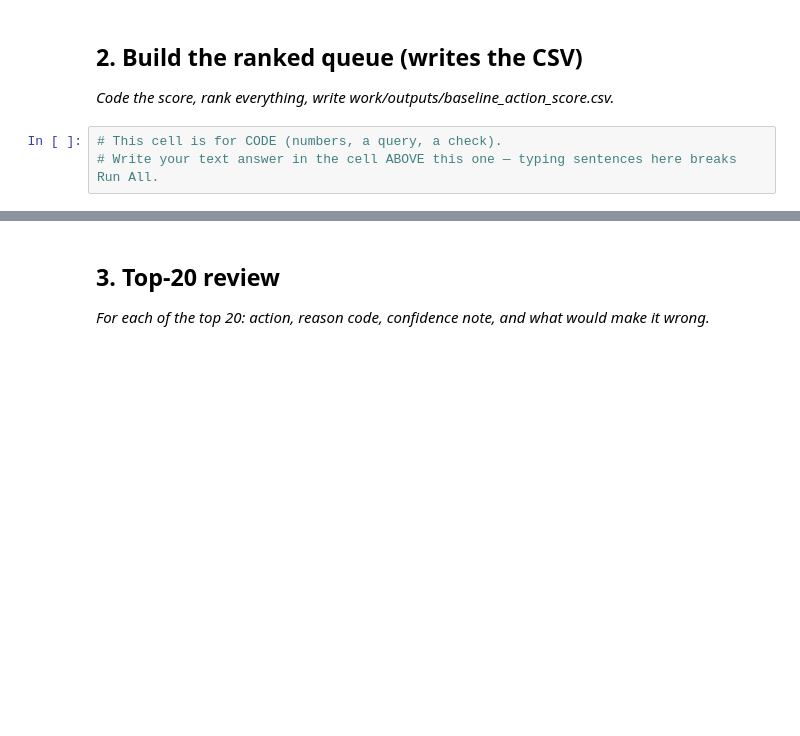
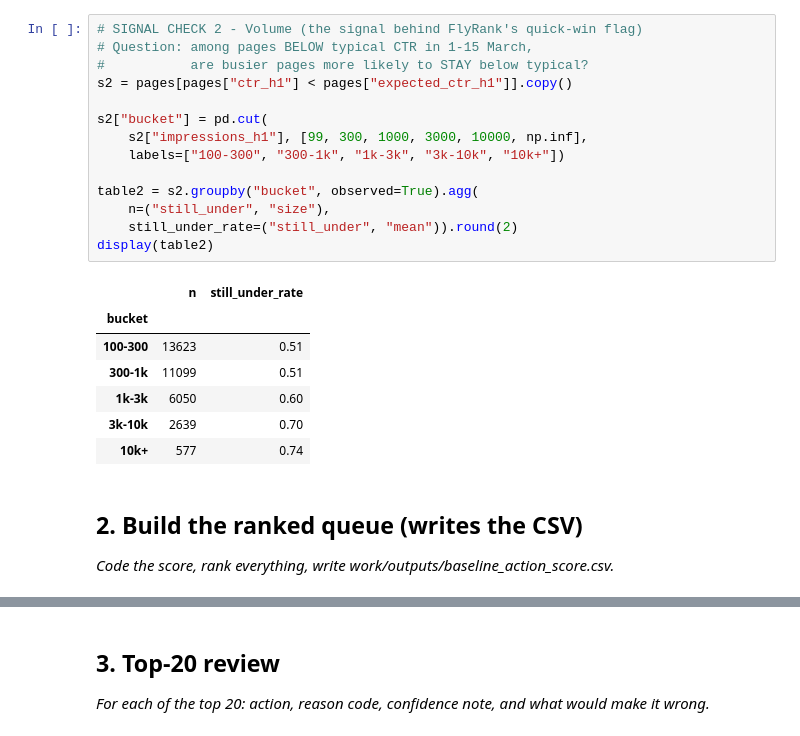
Before and after one commit to jjcodes999/flyrank-ml-repo, a Jupyter notebook: work/notebooks/w04_baseline_score.ipynb, the cells around one changed output, grey strips where cells are left out. Cells and saved outputs as stored; diff of their text form; blank space fills up the shorter version.

```diff
--- a/work/notebooks/w04_baseline_score.ipynb
+++ b/work/notebooks/w04_baseline_score.ipynb
@@ -16,7 +119,26 @@ This skeleton is yours to fill. Work the sections **in order** — each one has
+# %%
+# SIGNAL CHECK 2 - Volume (the signal behind FlyRank's quick-win flag)
+# Question: among pages BELOW typical CTR in 1-15 March,
+#           are busier pages more likely to STAY below typical?
+s2 = pages[pages["ctr_h1"] < pages["expected_ctr_h1"]].copy()
+
+s2["bucket"] = pd.cut(
+    s2["impressions_h1"], [99, 300, 1000, 3000, 10000, np.inf],
+    labels=["100-300", "300-1k", "1k-3k", "3k-10k", "10k+"])
+
+table2 = s2.groupby("bucket", observed=True).agg(
+    n=("still_under", "size"),
+    still_under_rate=("still_under", "mean")).round(2)
+display(table2)
+# %% [output]
+|  | n | still_under_rate |
+| bucket |  |  |
+| 100-300 | 13623 | 0.51 |
+| 300-1k | 11099 | 0.51 |
+| 1k-3k | 6050 | 0.60 |
+| 3k-10k | 2639 | 0.70 |
+| 10k+ | 577 | 0.74 |
 # %% [markdown]
 ## 2. Build the ranked queue (writes the CSV)
 
 *Code the score, rank everything, write work/outputs/baseline_action_score.csv.*
-# %%
-# This cell is for CODE (numbers, a query, a check).
-# Write your text answer in the cell ABOVE this one — typing sentences here breaks Run All.
```
Also changed, not shown: parts of 9 cells of this notebook.
